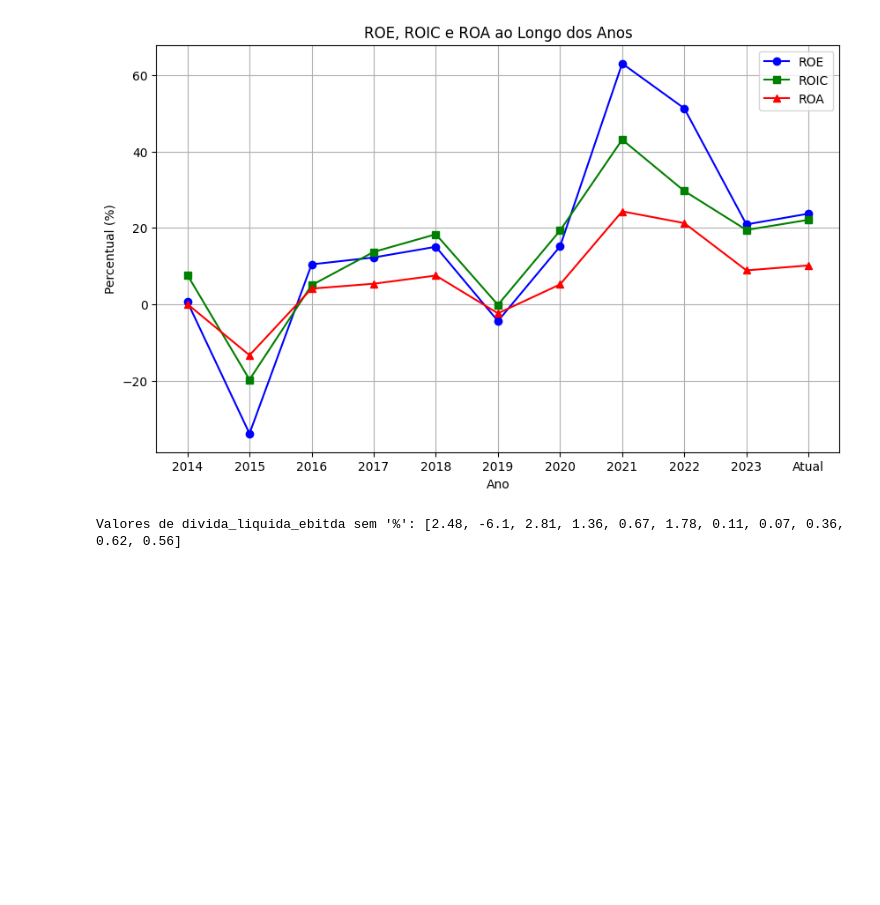
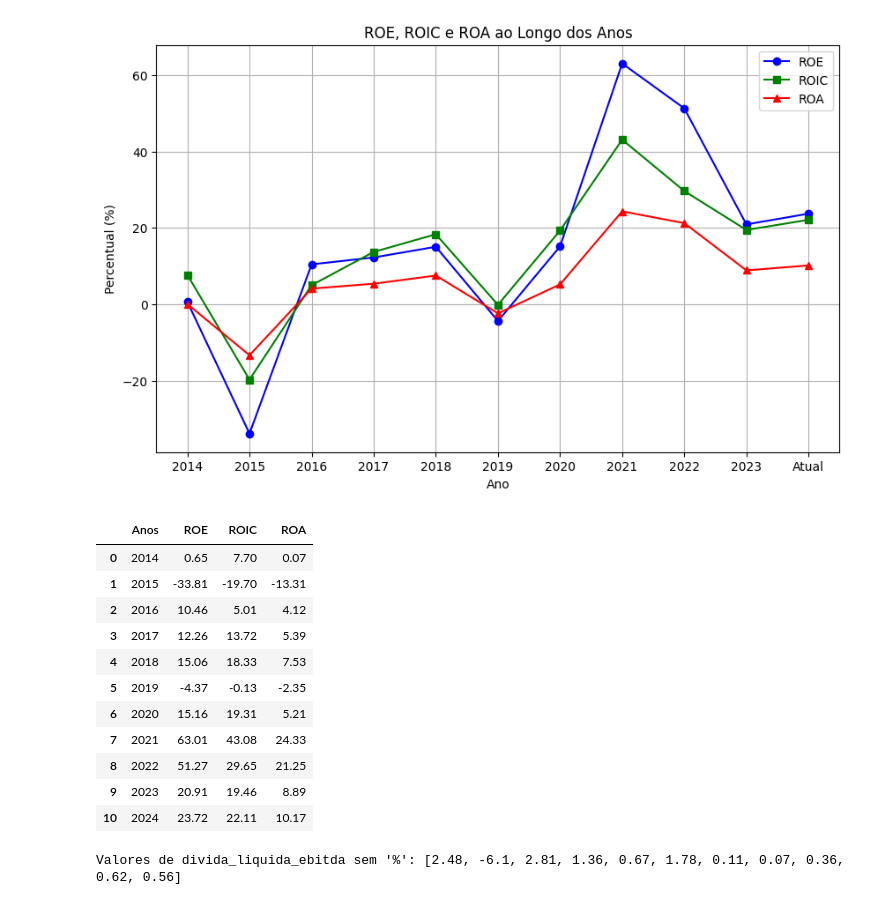
Before and after one commit to DS-Johnny/Previsao_precos_acoes_mercado_financeiro, a Jupyter notebook: pi4.ipynb, the cells around one changed output. Cells and saved outputs as stored; diff of their text form; code cells hidden in the pictures; blank space fills up the shorter version.

```diff
--- a/pi4.ipynb
+++ b/pi4.ipynb
@@ -139,3 +142,27 @@ plt.grid(True)
 plt.show()
 # %% [output]
 [figure]
+# %%
+import pandas as pd
+import plotly_express as px
+ws = {'Anos' : [2014, 2015, 2016, 2017, 2018, 2019, 2020, 2021, 2022, 2023, 2024],
+      'ROE' : [0.65, -33.81, 10.46, 12.26, 15.06, -4.37, 15.16, 63.01, 51.27, 20.91, 23.72],
+      'ROIC' : [7.7, -19.7, 5.01, 13.72, 18.33, -0.13, 19.31, 43.08, 29.65, 19.46, 22.11],
+      'ROA' : [0.07, -13.31, 4.12, 5.39, 7.53, -2.35, 5.21, 24.33, 21.25, 8.89, 10.17]
+      }
+
+df = pd.DataFrame(ws)
+df
+# %% [output]
+|  | Anos | ROE | ROIC | ROA |
+| 0 | 2014 | 0.65 | 7.70 | 0.07 |
+| 1 | 2015 | -33.81 | -19.70 | -13.31 |
+| 2 | 2016 | 10.46 | 5.01 | 4.12 |
+| 3 | 2017 | 12.26 | 13.72 | 5.39 |
+| 4 | 2018 | 15.06 | 18.33 | 7.53 |
+| 5 | 2019 | -4.37 | -0.13 | -2.35 |
+| 6 | 2020 | 15.16 | 19.31 | 5.21 |
+| 7 | 2021 | 63.01 | 43.08 | 24.33 |
+| 8 | 2022 | 51.27 | 29.65 | 21.25 |
+| 9 | 2023 | 20.91 | 19.46 | 8.89 |
+| 10 | 2024 | 23.72 | 22.11 | 10.17 |
```
Also changed, not shown: parts of 2 cells of this notebook, 1 other file.
